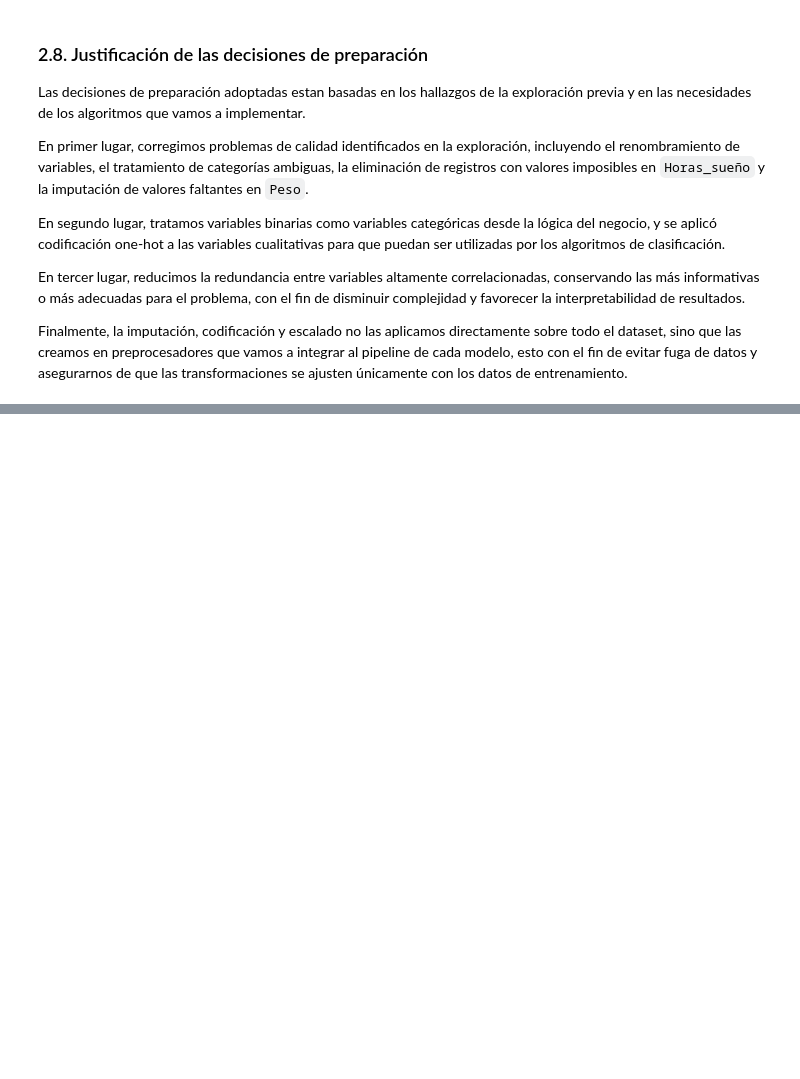
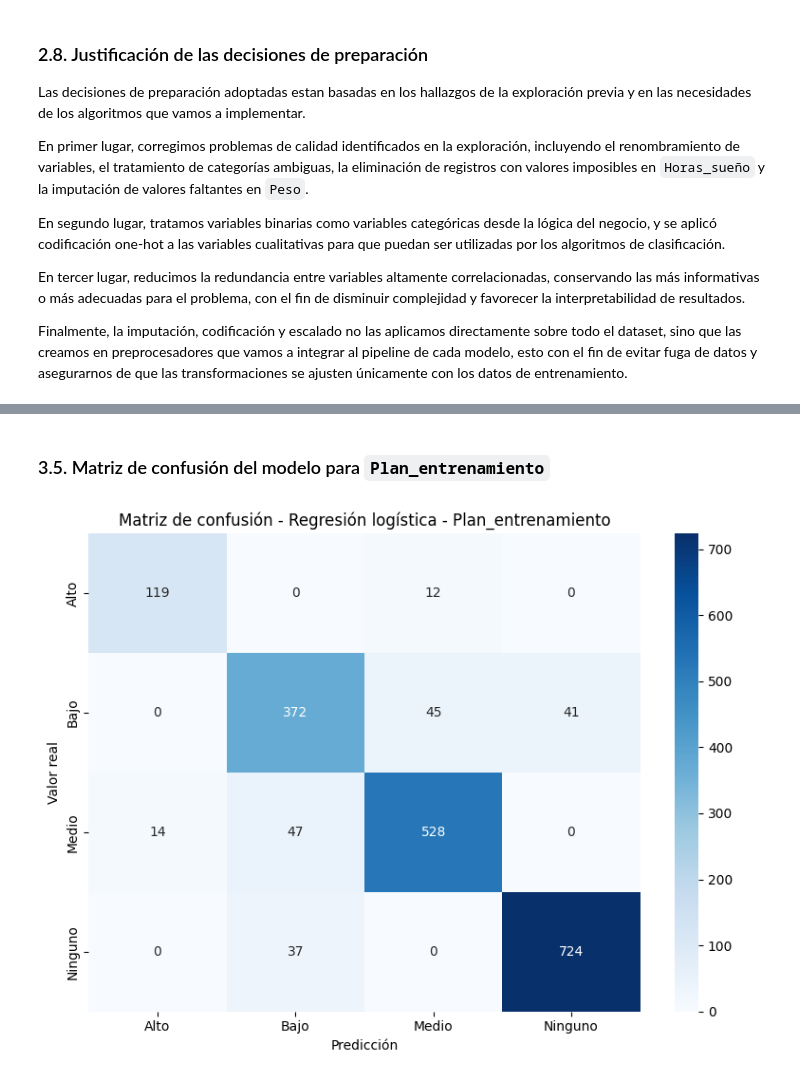
Before and after one commit to Dav1d10/MachineLearningLabs, a Jupyter notebook: Labs/Lab3.ipynb, the cells around one changed output, grey strips where cells are left out. Drawn from its saved outputs; the diff is of its cells as text; code cells hidden in the pictures; blank space fills up the shorter version.

Commit message:
3. modelos de regresionlogistica

```diff
--- a/Labs/Lab3.ipynb
+++ b/Labs/Lab3.ipynb
@@ -833,0 +969,19 @@ Finalmente, la imputación, codificación y escalado no las aplicamos directamen
+# %%
+log_entrenamiento = entrenar_regresion_logistica(
+    experimento=exp_log_ent,
+    nombre_objetivo='Plan_entrenamiento',
+    scoring='f1_macro'
+)
+
+display(log_entrenamiento['resultados'])
+
+# mostrar mejores hiperparametros y reporte de clasificación
+print("Mejores hiperparámetros para Plan_entrenamiento:")
+print(log_entrenamiento['grid'].best_params_)
+
+print("\nReporte de clasificación en test:")
+print(classification_report(
+    log_entrenamiento['y_test'],
+    log_entrenamiento['y_pred'],
+    zero_division=0
+))
@@ -833,0 +1006,16 @@ Finalmente, la imputación, codificación y escalado no las aplicamos directamen
+# %% [markdown]
+### 3.5. Matriz de confusión del modelo para `Plan_entrenamiento`
+# %%
+cm_ent = confusion_matrix(log_entrenamiento['y_test'], log_entrenamiento['y_pred'])
+labels_ent = np.unique(log_entrenamiento['y_test'])
+
+plt.figure(figsize=(8, 6))
+sns.heatmap(cm_ent, annot=True, fmt='d', cmap='Blues',
+            xticklabels=labels_ent, yticklabels=labels_ent)
+plt.title('Matriz de confusión - Regresión logística - Plan_entrenamiento')
+plt.xlabel('Predicción')
+plt.ylabel('Valor real')
+plt.tight_layout()
+plt.show()
+# %% [output]
+[figure, added]
```
Also changed, not shown: parts of 18 cells of this notebook.
